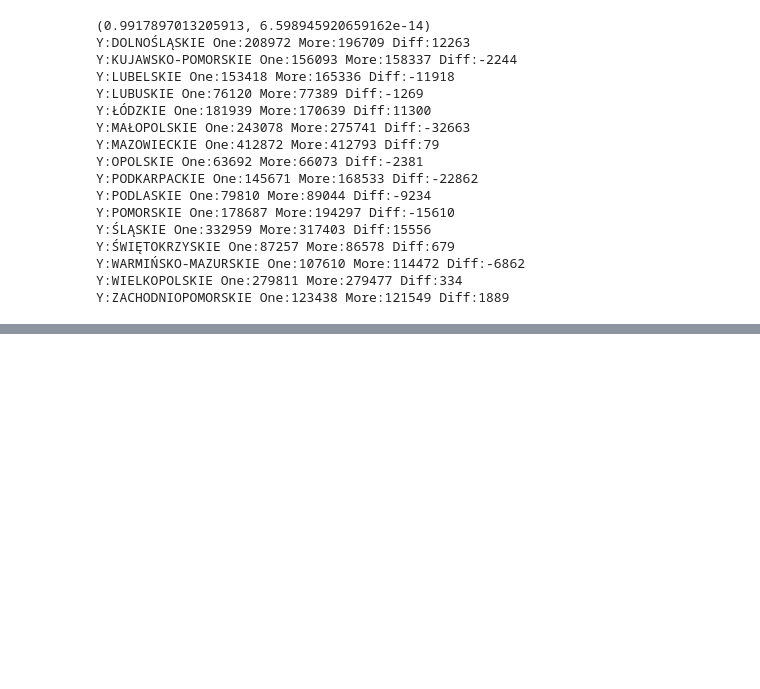
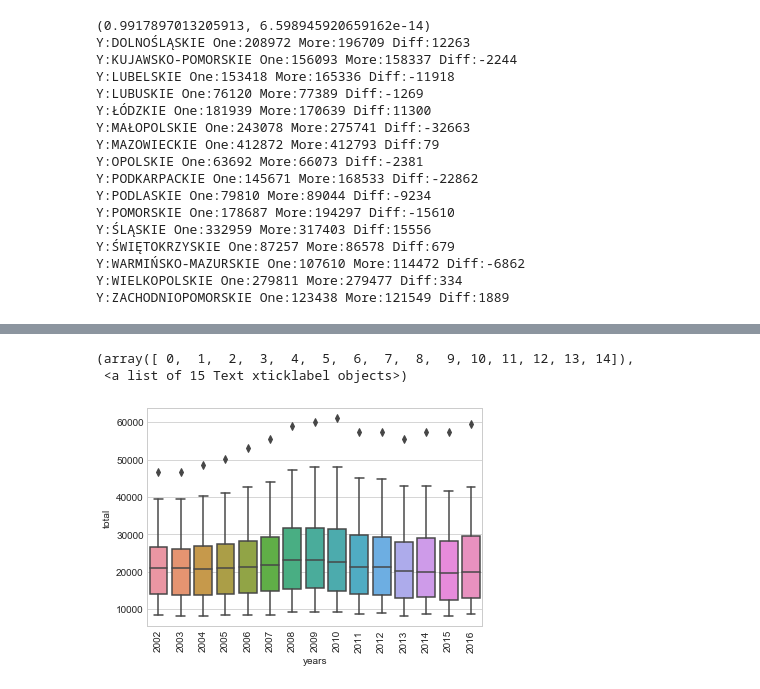
Before and after one commit to G-Maan/DataScience, a Jupyter notebook: puma/lab9/Untitled.ipynb, the cells around one changed output, grey strips where cells are left out. Drawn from its saved outputs; the diff is of its cells as text; code cells hidden in the pictures; blank space fills up the shorter version.

```diff
--- a/puma/lab9/Untitled.ipynb
+++ b/puma/lab9/Untitled.ipynb
@@ -156,0 +159,7 @@ kids_years
+# %%
+sns.boxplot(x=dataset['years'], y=dataset['total'])
+plt.xticks(rotation=90)
+# %% [output]
+(array([ 0,  1,  2,  3,  4,  5,  6,  7,  8,  9, 10, 11, 12, 13, 14]),
+ <a list of 15 Text xticklabel objects>)
+[figure, added]
```
Also changed, not shown: parts of 1 cell of this notebook, 2 other files.
